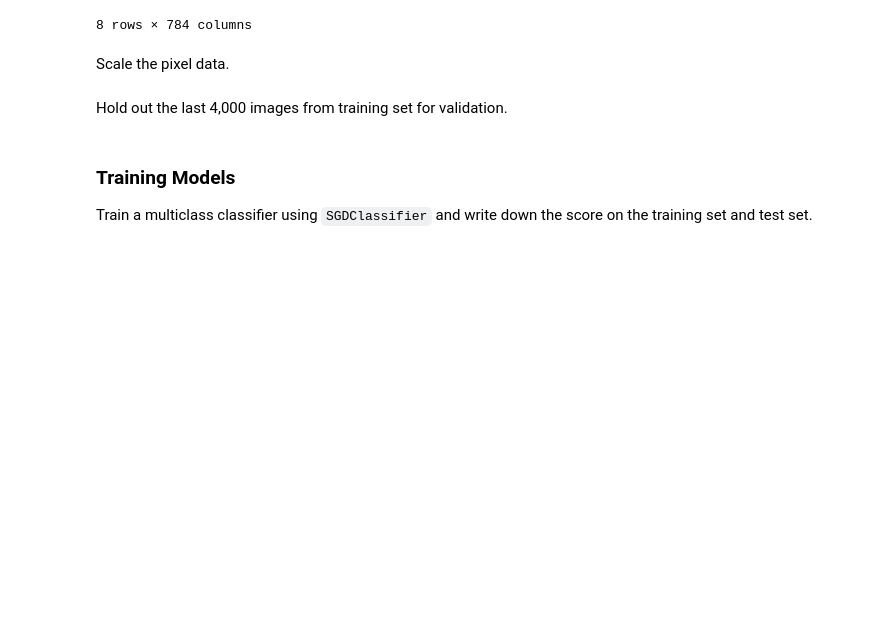
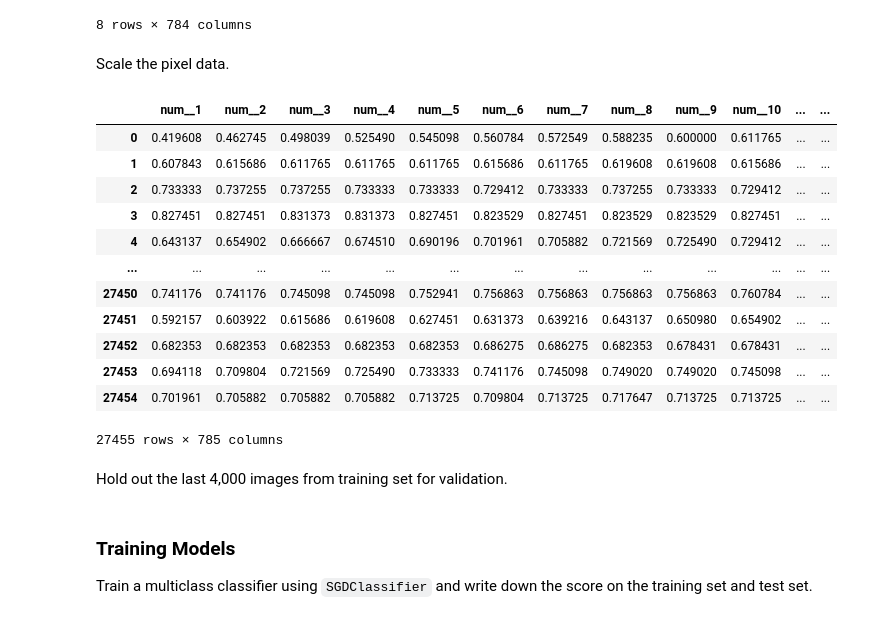
Before and after one commit to RochX/comp486-assignments, a Jupyter notebook: assignment5/assignment5.ipynb, the cells around one changed output. Cells and saved outputs as stored; diff of their text form; code cells hidden in the pictures; blank space fills up the shorter version.

Commit message:
Implement pixel scaling

```diff
--- a/assignment5/assignment5.ipynb
+++ b/assignment5/assignment5.ipynb
@@ -42,6 +42,7 @@ def rename_letter_col(df):
   # letter_dict = {0: 'A', 1: 'B', ...}
   letter_dict = {i:chr(i+65) for i in range(0,26)}
   df = df.rename({0: "Letter"}, axis=1)
+  df.columns = df.columns.astype(str)
   df["Letter"] = df["Letter"].replace(letter_dict)
   return df
 
@@ -77,6 +78,29 @@ Scale the pixel data.
 # %%
 from sklearn.compose import ColumnTransformer
 from sklearn.preprocessing import MinMaxScaler
+
+numerical_features = sign_mnist_train.select_dtypes(include=['int64', 'float64']).columns.astype(str)
+
+pixel_scaler = ColumnTransformer(transformers=[('num', MinMaxScaler(), numerical_features)],
+    remainder='passthrough'
+)
+pixel_scaler.set_output(transform='pandas')
+
+pixel_scaler.fit_transform(sign_mnist_train)
+# %% [output]
+|  | num__1 | num__2 | num__3 | num__4 | num__5 | num__6 | num__7 | num__8 | num__9 | num__10 | ... | ... |
+| 0 | 0.419608 | 0.462745 | 0.498039 | 0.525490 | 0.545098 | 0.560784 | 0.572549 | 0.588235 | 0.600000 | 0.611765 | ... | ... |
+| 1 | 0.607843 | 0.615686 | 0.611765 | 0.611765 | 0.611765 | 0.615686 | 0.611765 | 0.619608 | 0.619608 | 0.615686 | ... | ... |
+| 2 | 0.733333 | 0.737255 | 0.737255 | 0.733333 | 0.733333 | 0.729412 | 0.733333 | 0.737255 | 0.733333 | 0.729412 | ... | ... |
+| 3 | 0.827451 | 0.827451 | 0.831373 | 0.831373 | 0.827451 | 0.823529 | 0.827451 | 0.823529 | 0.823529 | 0.827451 | ... | ... |
+| 4 | 0.643137 | 0.654902 | 0.666667 | 0.674510 | 0.690196 | 0.701961 | 0.705882 | 0.721569 | 0.725490 | 0.729412 | ... | ... |
+| ... | ... | ... | ... | ... | ... | ... | ... | ... | ... | ... | ... | ... |
+| 27450 | 0.741176 | 0.741176 | 0.745098 | 0.745098 | 0.752941 | 0.756863 | 0.756863 | 0.756863 | 0.756863 | 0.760784 | ... | ... |
+| 27451 | 0.592157 | 0.603922 | 0.615686 | 0.619608 | 0.627451 | 0.631373 | 0.639216 | 0.643137 | 0.650980 | 0.654902 | ... | ... |
+| 27452 | 0.682353 | 0.682353 | 0.682353 | 0.682353 | 0.682353 | 0.686275 | 0.686275 | 0.682353 | 0.678431 | 0.678431 | ... | ... |
+| 27453 | 0.694118 | 0.709804 | 0.721569 | 0.725490 | 0.733333 | 0.741176 | 0.745098 | 0.749020 | 0.749020 | 0.745098 | ... | ... |
+| 27454 | 0.701961 | 0.705882 | 0.705882 | 0.705882 | 0.713725 | 0.709804 | 0.713725 | 0.717647 | 0.713725 | 0.713725 | ... | ... |
+27455 rows × 785 columns
 # %% [markdown]
 Hold out the last 4,000 images from training set for validation.
 # %% [markdown]
```
